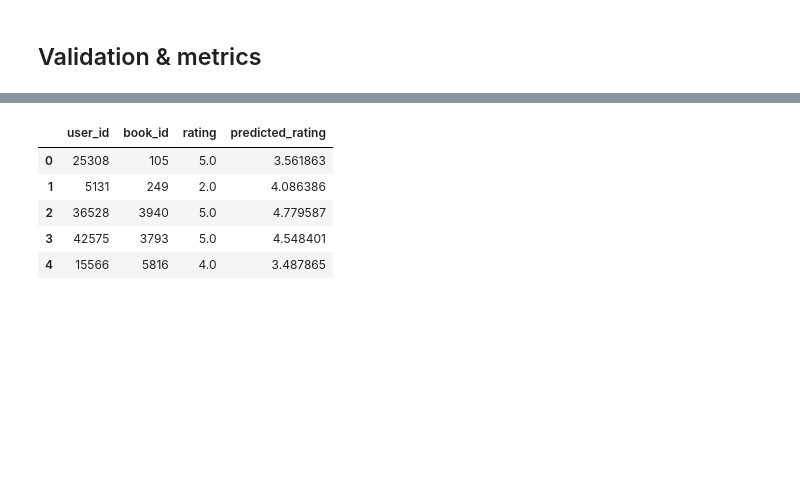
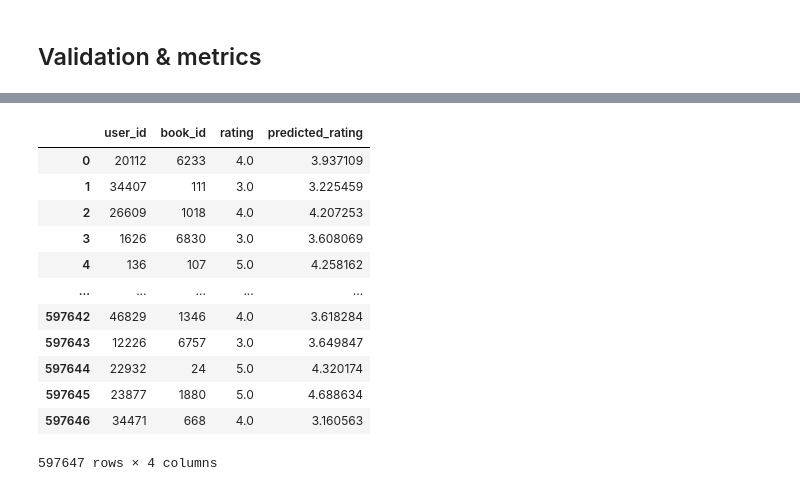
Before and after one commit to matsant01/graph_RecSys, a Jupyter notebook: notebooks/SAGEConv_on_HeteroGraph.ipynb, the cells around one changed output, grey strips where cells are left out. Saved outputs shown, nothing was run; the diff lists cells and outputs as text; code cells hidden in the pictures; blank space fills up the shorter version.

```diff
--- a/notebooks/SAGEConv_on_HeteroGraph.ipynb
+++ b/notebooks/SAGEConv_on_HeteroGraph.ipynb
@@ -539,30 +538,37 @@ sns.boxplot(pred_review.cpu().detach().numpy())
 # %%
 
 
 # Convert tensors to numpy arrays
 user_ids_np = test_data['user', 'rates', 'book'].edge_label_index[0].numpy()
 book_ids_np = test_data['user', 'rates', 'book'].edge_label_index[1].numpy()
 ratings_np = test_data['user', 'rates', 'book'].edge_label.numpy()
 ratings_pred_np = pred_review.detach().numpy()
 
 # Create a dictionary with the data
 data = {
     'user_id': user_ids_np,
     'book_id': book_ids_np,
     'rating': ratings_np,
     'predicted_rating': ratings_pred_np
 }
 
 # Create a pandas DataFrame
 df_ratings = pd.DataFrame(data)
-df_ratings.head()
+df_ratings
 # %% [output]
 |  | user_id | book_id | rating | predicted_rating |
-| 0 | 25308 | 105 | 5.0 | 3.561863 |
-| 1 | 5131 | 249 | 2.0 | 4.086386 |
-| 2 | 36528 | 3940 | 5.0 | 4.779587 |
-| 3 | 42575 | 3793 | 5.0 | 4.548401 |
-| 4 | 15566 | 5816 | 4.0 | 3.487865 |
+| 0 | 20112 | 6233 | 4.0 | 3.937109 |
+| 1 | 34407 | 111 | 3.0 | 3.225459 |
+| 2 | 26609 | 1018 | 4.0 | 4.207253 |
+| 3 | 1626 | 6830 | 3.0 | 3.608069 |
+| 4 | 136 | 107 | 5.0 | 4.258162 |
+| ... | ... | ... | ... | ... |
+| 597642 | 46829 | 1346 | 4.0 | 3.618284 |
+| 597643 | 12226 | 6757 | 3.0 | 3.649847 |
+| 597644 | 22932 | 24 | 5.0 | 4.320174 |
+| 597645 | 23877 | 1880 | 5.0 | 4.688634 |
+| 597646 | 34471 | 668 | 4.0 | 3.160563 |
+597647 rows × 4 columns
 # %%
 # TODO: rerun with full test set
 
```
Also changed, not shown: parts of 20 cells of this notebook, 3 other files.
